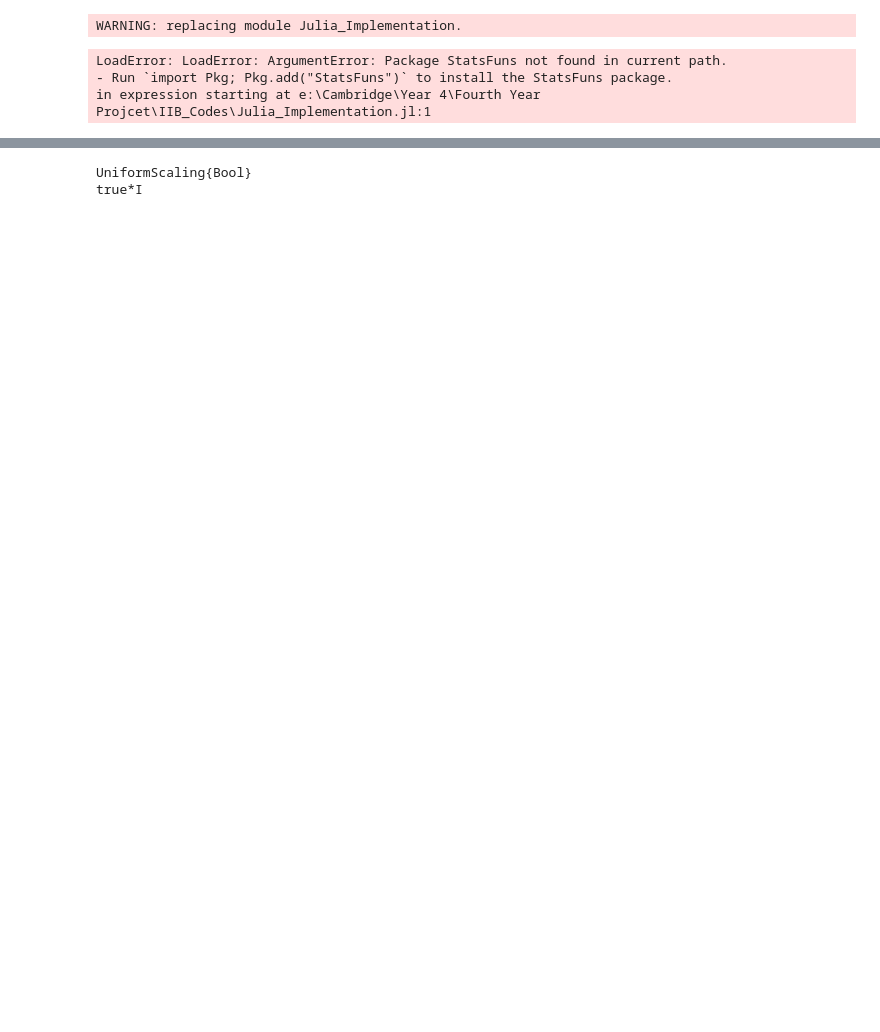
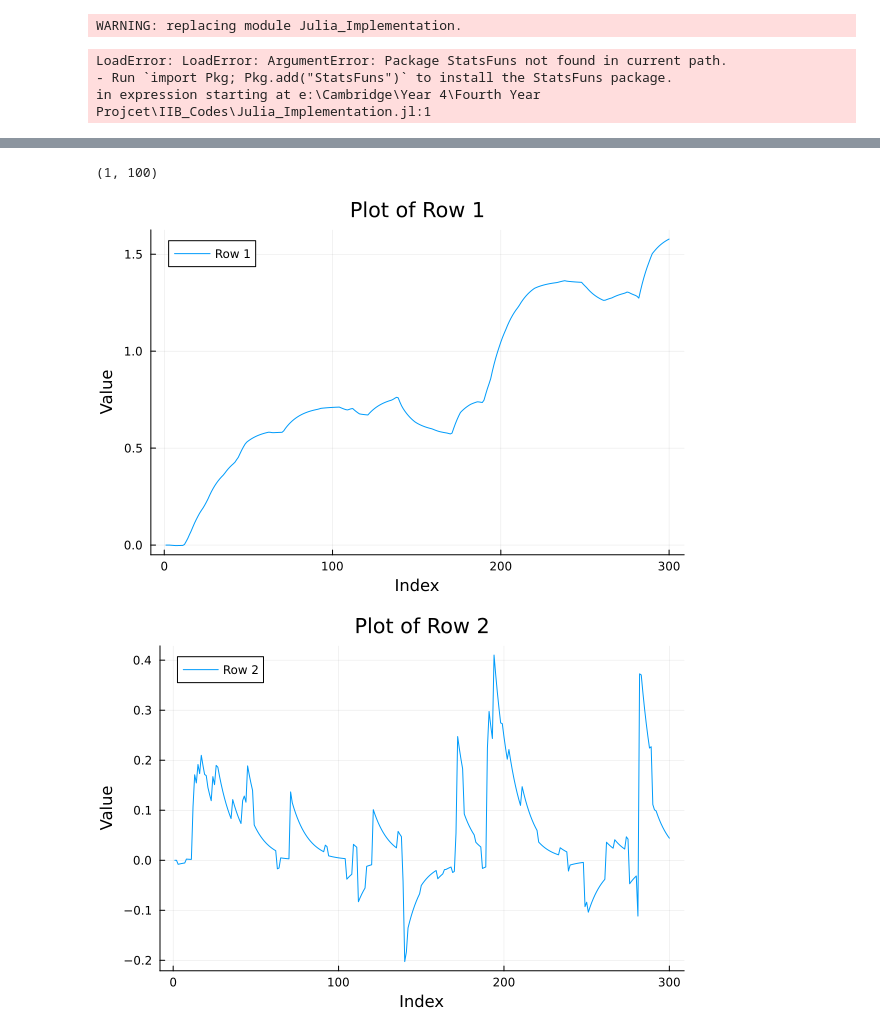
Before and after one commit to zhl24/IIB_Codes, a Jupyter notebook: Lent_Julia_Notebook.ipynb, the cells around one changed output, grey strips where cells are left out. Drawn from its saved outputs; the diff is of its cells as text; code cells hidden in the pictures; blank space fills up the shorter version.

```diff
--- a/Lent_Julia_Notebook.ipynb
+++ b/Lent_Julia_Notebook.ipynb
@@ -130,6 +65,73 @@ WARNING: replacing module Julia_Implementation.
-# %%
-using LinearAlgebra
-x = I
-# %% [output]
-UniformScaling{Bool}
-true*I
+# %%
+samples_matrix, jump_time_matrix = Julia_Implementation.vectorized_particle_Gamma_generator(beta, C, T, 1, 1, 100)
+print(size(jump_time_matrix))
+# %% [output]
+(1, 100)
+# %%
+include("Julia_Implementation.jl")
+using Random
+import Pkg # Pkg is the package manager in Julia
+using Distributions
+using Plots
+using LinearAlgebra
+using ProgressMeter
+
+# 参数初始化
+beta_pcn = 1.0 # 预条件Crank-Nicolson算法的步长参数
+n_iter = 300 # 迭代次数
+theta0 = -1.0 # theta的初始猜测
+beta0 = 5.0 # beta的初始猜测
+C0 = 2.0 # C的初始猜测
+num_particles = 1000
+
+# 三个参数的步长
+l_theta = 1.0
+l_beta = 0.1
+l_C = 2.0
+
+# 真实参数值
+true_theta = -1.0
+kw = 1.0
+kv = 0.001
+true_sigmaw = 0.2
+true_muw = 0.2
+sigma_n = true_sigmaw * sqrt(kv)
+
+# 模拟参数
+true_beta = 5.0
+true_C = 2.0
+T = 30.0
+N = 10 * round(Int,T) # 分辨率
+
+# 定义Langevin动力学
+A = zeros(2, 2)
+A[1, 2] = 1.0
+A[2, 2] = true_theta
+h = [0.0, 1.0]
+# 模拟
+evaluation_points = range(0, T, length=N)
+#print("Hi")
+subordinator_jumps, jump_times = Julia_Implementation.vectorized_particle_Gamma_generator(true_beta, true_C, T, 1, 1, 100)# subordinator jump sizes and times
+samples = Julia_Implementation.generate_SDE_samples(subordinator_jumps,jump_times,true_muw,true_sigmaw,A,h,evaluation_points)
+#print(size(samples))
+# 分开绘制每一行
+for i in 1:size(samples, 1)
+    plot(samples[i, :], label=string("Row ", i))
+    title!("Plot of Row $i")
+    xlabel!("Index")
+    ylabel!("Value")
+    display(plot!()) # 使用 display 来显示图表
+end
+
+# 生成噪声观测数据
+Noisy_samples = samples[1, :] .+ randn(length(samples[1, :])) .* sigma_n
+
+#print(size(Noisy_samples))
+# 下一步是基于这些数据进行参数估计或其他分析，这部分代码取决于具体的分析目标
+plot(Noisy_samples)
+xlabel!("Index")
+ylabel!("Value")
+display(plot!())
+# %% [output]
+[figure, added]
+[figure, added]
```
Also changed, not shown: parts of 10 cells of this notebook, 3 other files.
